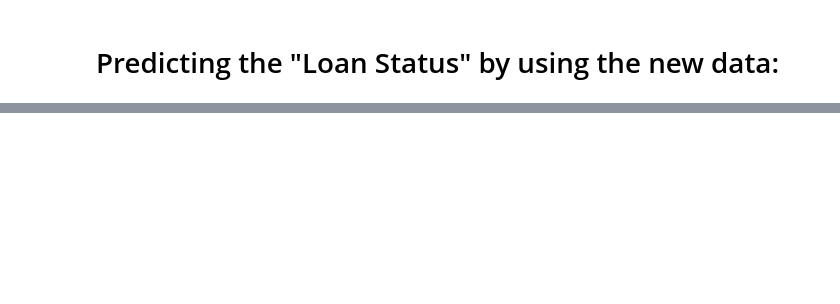
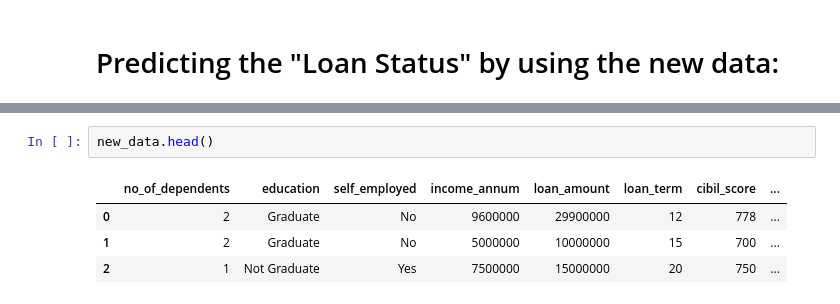
Before and after one commit to RaveenaaDeenadayalan/Loan-Approval, a Jupyter notebook: project coding.ipynb, the cells around one changed output, grey strips where cells are left out. Drawn from its saved outputs; the diff is of its cells as text; blank space fills up the shorter version.

```diff
--- a/project coding.ipynb
+++ b/project coding.ipynb
@@ -550,0 +419,7 @@ joblib.dump(dt_model, 'dt_model.pkl')
+# %%
+new_data.head()
+# %% [output]
+|  | no_of_dependents | education | self_employed | income_annum | loan_amount | loan_term | cibil_score | ... |
+| 0 | 2 | Graduate | No | 9600000 | 29900000 | 12 | 778 | ... |
+| 1 | 2 | Graduate | No | 5000000 | 10000000 | 15 | 700 | ... |
+| 2 | 1 | Not Graduate | Yes | 7500000 | 15000000 | 20 | 750 | ... |
```
Also changed, not shown: parts of 23 cells of this notebook, 5 other files.
